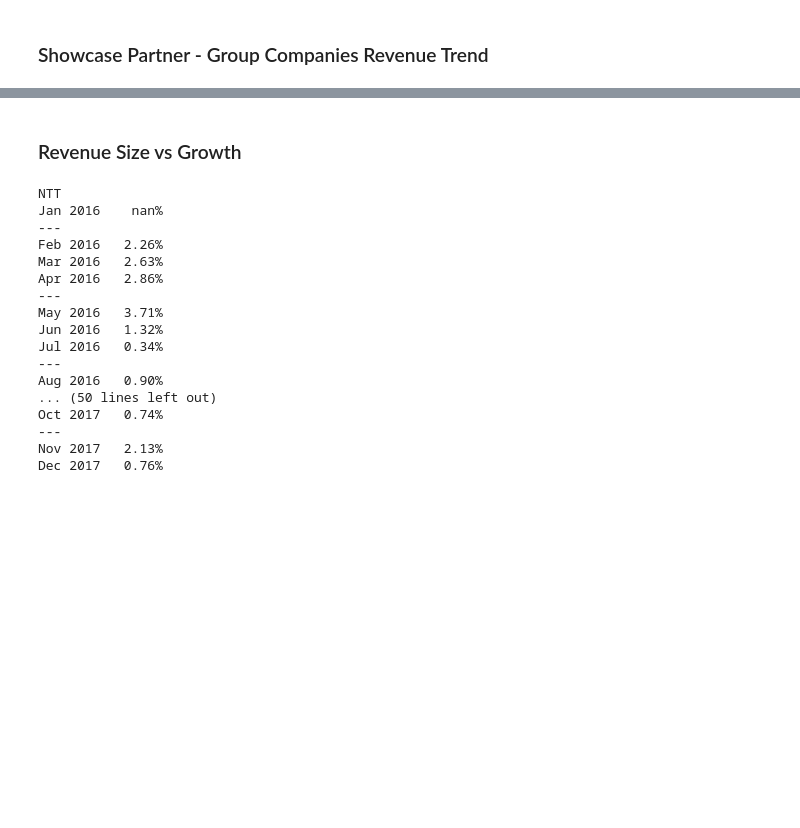
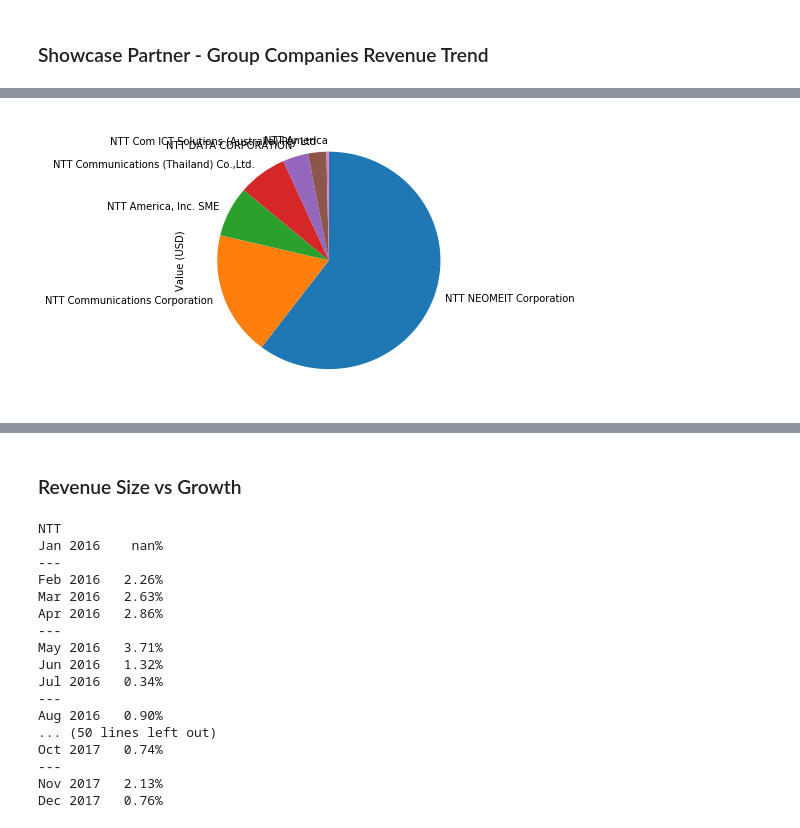
Before and after one commit to k1fukumoto/vcpp-data, a Jupyter notebook: report/GlobalUsagePoints.ipynb, the cells around one changed output, grey strips where cells are left out. Cells and saved outputs as stored; diff of their text form; code cells hidden in the pictures; blank space fills up the shorter version.

```diff
--- a/report/GlobalUsagePoints.ipynb
+++ b/report/GlobalUsagePoints.ipynb
@@ -425,0 +331,88 @@ DatetimeIndex(['2017-01-01', '2017-02-01', '2017-03-01', '2017-04-01',
+# %%
+from IPython.display import HTML, Markdown, display
+
+def plot_pie(series):
+    series.plot.pie(startangle=90,counterclock=False)
+    plt.gcf().set_size_inches(5,5)
+    plt.show()
+
+def partner_snapshot(df_pg,key='Value (USD)'):
+    # sorted list by "key" size
+    s_pg_sorted = df_pg[df_pg['Usage Period'] == END_MONTH].groupby('Service Provider')[key].sum().sort_values(ascending=False)
+
+    # index list of entire usage period
+    i_up = df_pg.groupby('Usage Period')[key].sum().index
+
+    # revenue distritbution pie chart
+    plot_pie(s_pg_sorted)
+
+    total_rev = s_pg_sorted.sum()
+    prev_bar = 0
+    rows = []
+    for sp,rev in s_pg_sorted.items():
+        df_sp = df_pg[df_pg['Service Provider'] == sp]
+#        if rev/total_rev > 0.01:
+
+        rev_by_period = df_sp.groupby('Usage Period')[key].sum()
+        for up in i_up:
+            if not up in rev_by_period.keys():
+                rev_by_period.at[up] = 0.0
+        rev_by_period = rev_by_period.sort_index()
+        rows.append([sp,df_sp['GEO'].iloc[0],
+                     '\$ {:,.0f}'.format(rev),
+                     '{:.1f} %'.format(rev/total_rev*100),
+                     '\$ {:,.0f}'.format(rev_by_period.at[END_MONTH])])
+
+        plt.bar(rev_by_period.index,rev_by_period.values,width=20,label=sp,bottom=prev_bar)
+        prev_bar += rev_by_period.values
+
+    display(Markdown("\n".join(['Service Provider | GEO | Total Revenue | Ratio | Last Revenue',
+                                ':---|---|---|---|---',
+                                "\n".join(map(lambda row: '|'.join(row),rows))])))
+    format_trend_chart()
+    plt.show()
+
+    s_prod_sorted = df_pg.groupby('Product Group')['Value (USD)'].sum().sort_values(ascending=False)
+
+    prev_bar = 0
+    for prod,rev in s_prod_sorted.items():
+        rev_by_up = df_pg[df_pg['Product Group']==prod].groupby('Usage Period')['Value (USD)'].sum()
+        for up in i_up:
+            if not up in rev_by_up.keys():
+                rev_by_up.at[up] = 0.0
+        rev_by_up = rev_by_up.sort_index()
+
+        plt.bar(rev_by_up.index,rev_by_up.values,width=20,label=prod,bottom=prev_bar)
+        prev_bar += rev_by_up.values
+
+    rows = []
+    for sp in s_pg_sorted.keys():
+        row = [sp]
+        for prod in s_prod_sorted.keys():
+            rev = df_pg[(df_pg['Service Provider'] == sp)&(df_pg['Product Group'] == prod)][key].sum()
+            row.append('' if rev==0.0 else '\$ {:,.0f}'.format(rev))
+        rows.append('|'.join(row))
+
+    display(Markdown("\n".join(['Service Provider | {}'.format('|'.join(s_prod_sorted.index)),
+                                '|'.join(['---'] * (1+len(s_prod_sorted)))] + rows)))
+
+#    df_heatmap = pd.DataFrame(index=s_pg_sorted.keys(),columns=s_prod_sorted.keys())
+#    for sp in s_pg_sorted.keys():
+#        for prod in s_prod_sorted.keys():
+#            rev = df_pg[(df_pg['Service Provider'] == sp)&(df_pg['Product Group'] == prod)][key].sum()
+#            df_heatmap.loc[sp][prod] = '' if rev==.0 else '$ {:,.0f}'.format(rev)
+
+
+    format_trend_chart()
+    plt.show()
+
+
+
+#partner_snapshot(df[df['Partner Group Name'] == 'NTT'])
+partner_snapshot(df[(df['Partner Group Name'] == 'NTT')&(df['Product Group']!='Bundle')])
+#partner_snapshot(df[(df['Partner Group Name'] == 'NTT') & (df['Service Provider'] != 'NTT Communications Corporation')])
+#partner_snapshot(df[df['Service Provider'].str.match('itelligence')])
+#partner_snapshot(df[df['Service Provider'].str.match('Netmagic')])
+#partner_snapshot(df[df['Service Provider'].str.match('NTT DATA')])
+# %% [output]
+[figure, added]
```
Also changed, not shown: parts of 7 cells of this notebook.
